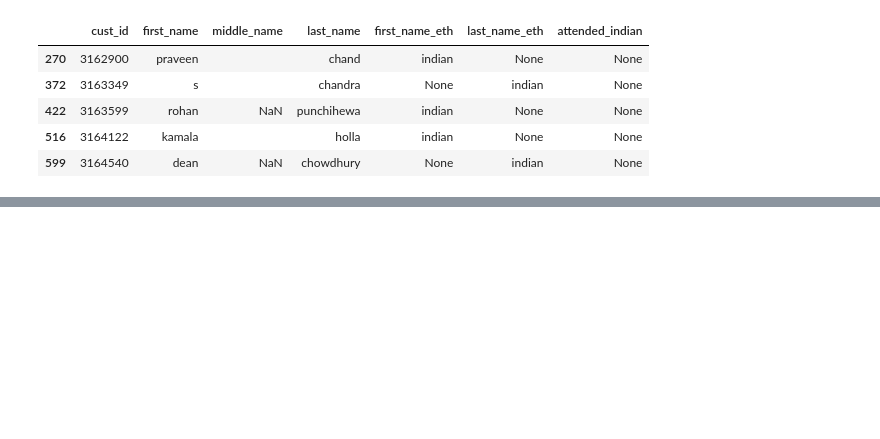
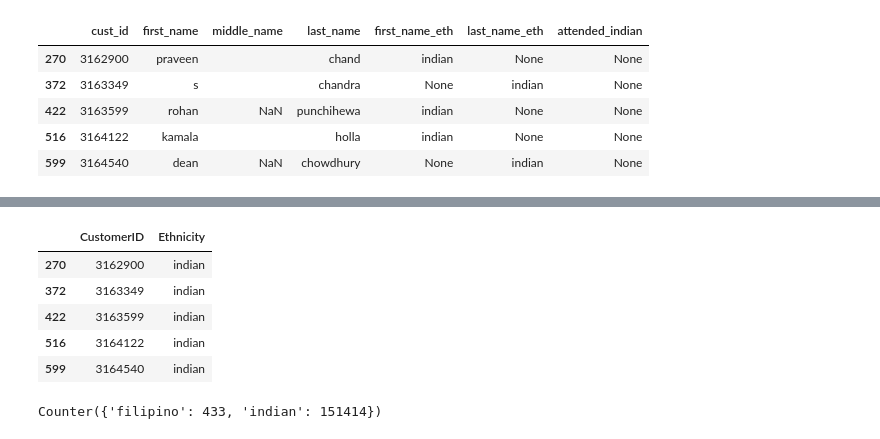
Before and after one commit to eeghor/ethnicity_detector, a Jupyter notebook: indian-filipino-detector.ipynb, the cells around one changed output, grey strips where cells are left out. Saved outputs shown, nothing was run; the diff lists cells and outputs as text; code cells hidden in the pictures; blank space fills up the shorter version.

```diff
--- a/indian-filipino-detector.ipynb
+++ b/indian-filipino-detector.ipynb
@@ -313,0 +337,17 @@ ed.name_dict["greek"]
+# %%
+indfil = pd.concat([indians2, filipino2])
+# %%
+e2 = indfil.rename(columns={"cust_id": "CustomerID"})
+# %%
+e2.head()
+# %% [output]
+|  | CustomerID | Ethnicity |
+| 270 | 3162900 | indian |
+| 372 | 3163349 | indian |
+| 422 | 3163599 | indian |
+| 516 | 3164122 | indian |
+| 599 | 3164540 | indian |
+# %%
+Counter(e2.Ethnicity)
+# %% [output]
+Counter({'filipino': 433, 'indian': 151414})
```
Also changed, not shown: parts of 16 cells of this notebook, 1 other file.
